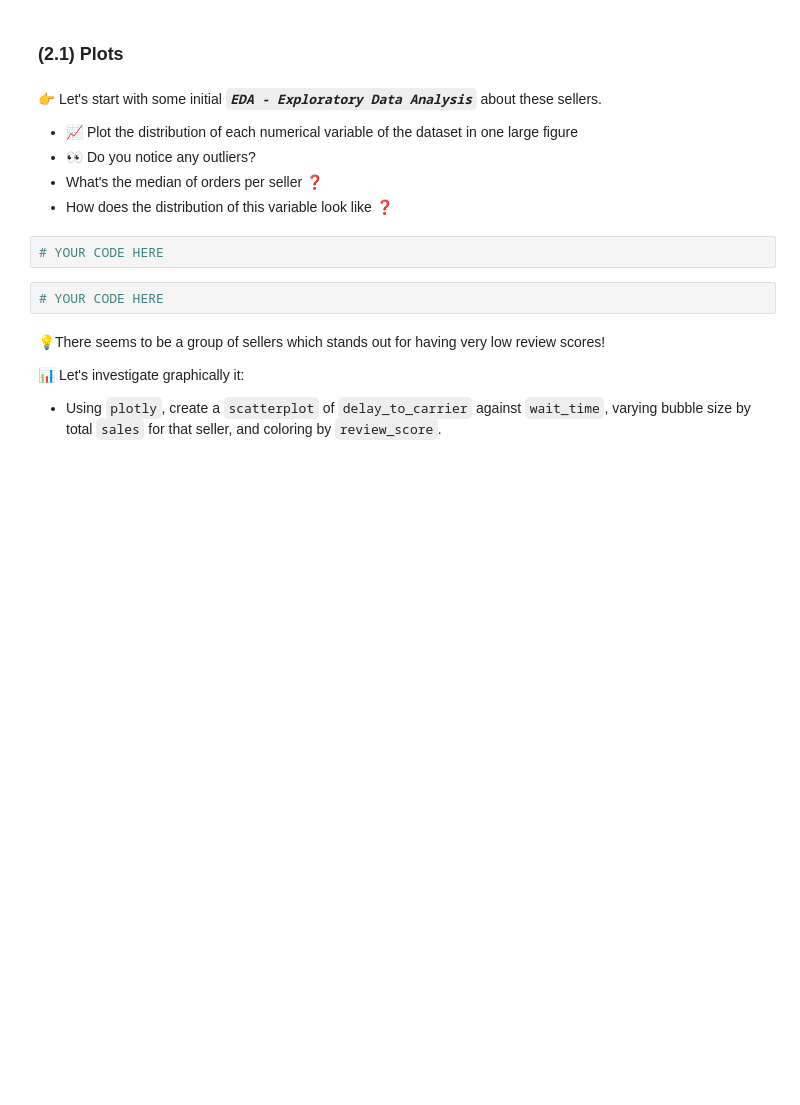
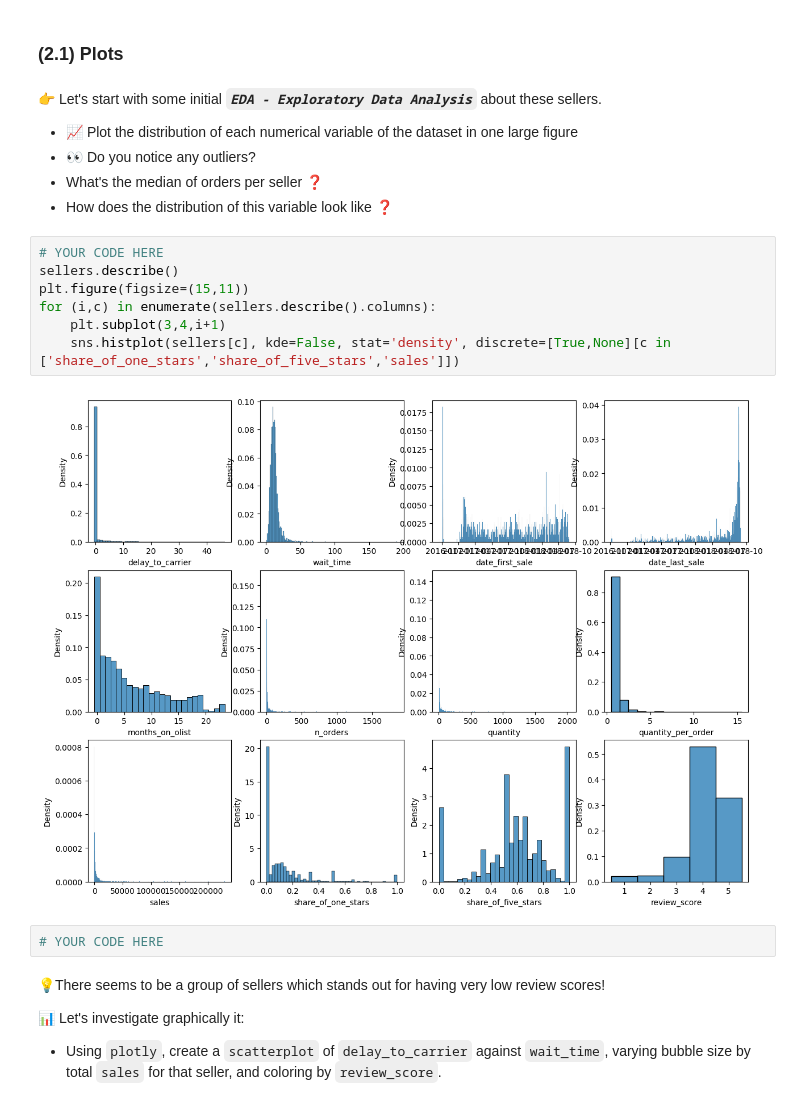
Before and after one commit to lanwyb/data-sellers, a Jupyter notebook: sellers.ipynb, the cells around one changed output. Saved outputs shown, nothing was run; the diff lists cells and outputs as text; blank space fills up the shorter version.

```diff
--- a/sellers.ipynb
+++ b/sellers.ipynb
@@ -244,8 +173,15 @@ Did you use <code>Orders().get_training_data()</code>? That's a valid option, bu
 - 👀 Do you notice any outliers?
 - What's the median of orders per seller ❓
 - How does the distribution of this variable look like ❓
-# %%
-# YOUR CODE HERE
+# %%
+# YOUR CODE HERE
+sellers.describe()
+plt.figure(figsize=(15,11))
+for (i,c) in enumerate(sellers.describe().columns):
+    plt.subplot(3,4,i+1)
+    sns.histplot(sellers[c], kde=False, stat='density', discrete=[True,None][c in ['share_of_one_stars','share_of_five_stars','sales']])
+# %% [output]
+[figure, added]
 # %%
 # YOUR CODE HERE
 # %% [markdown]
```
Also changed, not shown: parts of 7 cells of this notebook, 2 other files.
